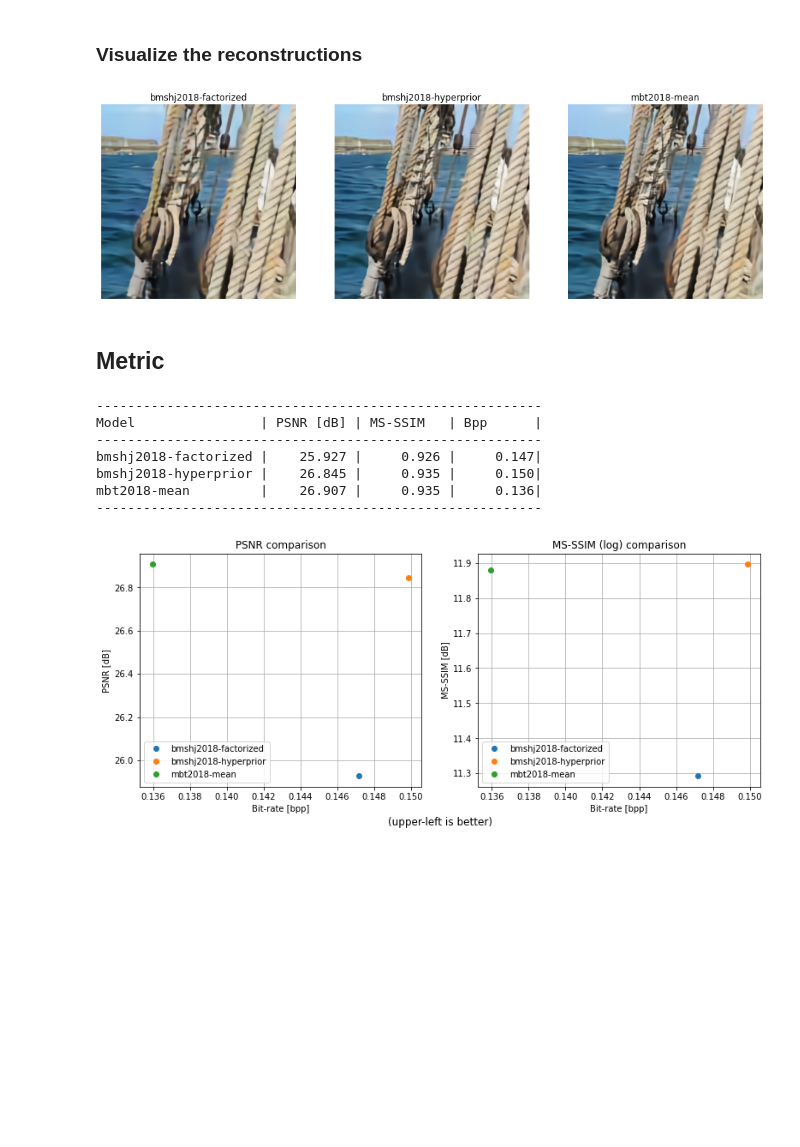
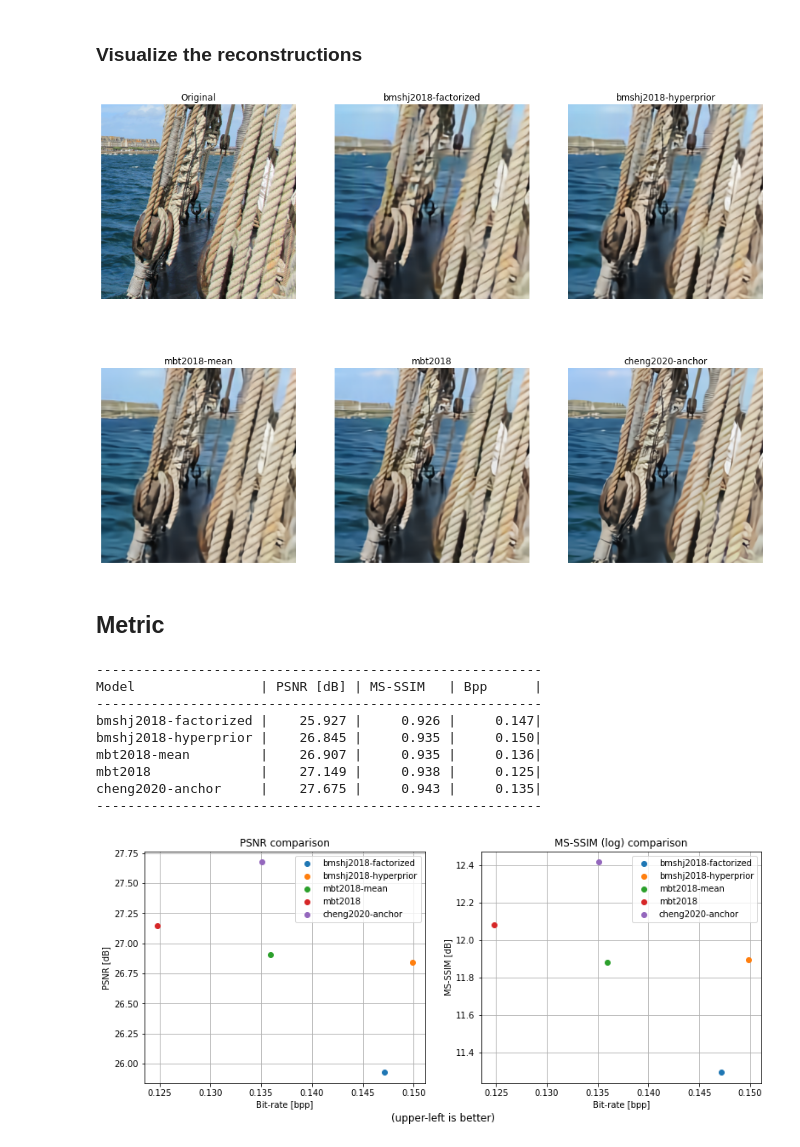
Before and after one commit to InterDigitalInc/CompressAI, a Jupyter notebook: examples/CompressAI Models Comparison Demo.ipynb, the cells around one changed output. Saved outputs shown, nothing was run; the diff lists cells and outputs as text; code cells hidden in the pictures; blank space fills up the shorter version.

```diff
--- a/examples/CompressAI Models Comparison Demo.ipynb
+++ b/examples/CompressAI Models Comparison Demo.ipynb
@@ -42,7 +42,9 @@ quality = 1     # lower quality -> lower bit-rate (use lower quality to clearly
 networks = {
     'bmshj2018-factorized': bmshj2018_factorized(quality=quality, pretrained=True).eval().to(device),
     'bmshj2018-hyperprior': bmshj2018_hyperprior(quality=quality, pretrained=True).eval().to(device),
-    'mbt2018-mean': mbt2018_mean(quality=quality, pretrained=True).eval().to(device)
+    'mbt2018-mean': mbt2018_mean(quality=quality, pretrained=True).eval().to(device),
+    'mbt2018': mbt2018(quality=quality, pretrained=True).eval().to(device),
+    'cheng2020-anchor': cheng2020_anchor(quality=quality, pretrained=True).eval().to(device),
 }
 # %% [markdown]
 ## Inference
@@ -78,17 +80,20 @@ diffs = [torch.mean((out['x_hat'] - x).abs(), axis=1).squeeze()
         for out in outputs.values()]
 # %%
 %matplotlib inline
-fix, axes = plt.subplots(1, 3, figsize=(16, 12))
+fix, axes = plt.subplots((len(reconstructions) + 2)// 3, 3, figsize=(16, 12))
 for ax in axes.ravel():
     ax.axis('off')
 
+axes.ravel()[0].imshow(img.crop((468, 212, 768, 512)))
+axes.ravel()[0].title.set_text('Original')
+
 for i, (name, rec) in enumerate(reconstructions.items()):
-    axes[i].imshow(rec.crop((468, 212, 768, 512))) # cropped for easy comparison
-    axes[i].title.set_text(name)
+    axes.ravel()[i + 1].imshow(rec.crop((468, 212, 768, 512))) # cropped for easy comparison
+    axes.ravel()[i + 1].title.set_text(name)
 
 plt.show()
 # %% [output]
-[figure, old version]
+[figure, new version]
 # %% [markdown]
 ## Metric
 # %%
@@ -130,6 +135,8 @@ Model                | PSNR [dB] | MS-SSIM   | Bpp      |
 bmshj2018-factorized |    25.927 |     0.926 |     0.147|
 bmshj2018-hyperprior |    26.845 |     0.935 |     0.150|
 mbt2018-mean         |    26.907 |     0.935 |     0.136|
+mbt2018              |    27.149 |     0.938 |     0.125|
+cheng2020-anchor     |    27.675 |     0.943 |     0.135|
 ---------------------------------------------------------
 # %%
 fig, axes = plt.subplots(1, 2, figsize=(13, 5))
@@ -151,4 +158,4 @@ for name, m in metrics.items():
 
 plt.show()
 # %% [output]
-[figure, old version]
+[figure, new version]
```
Also changed, not shown: parts of 1 cell of this notebook.
